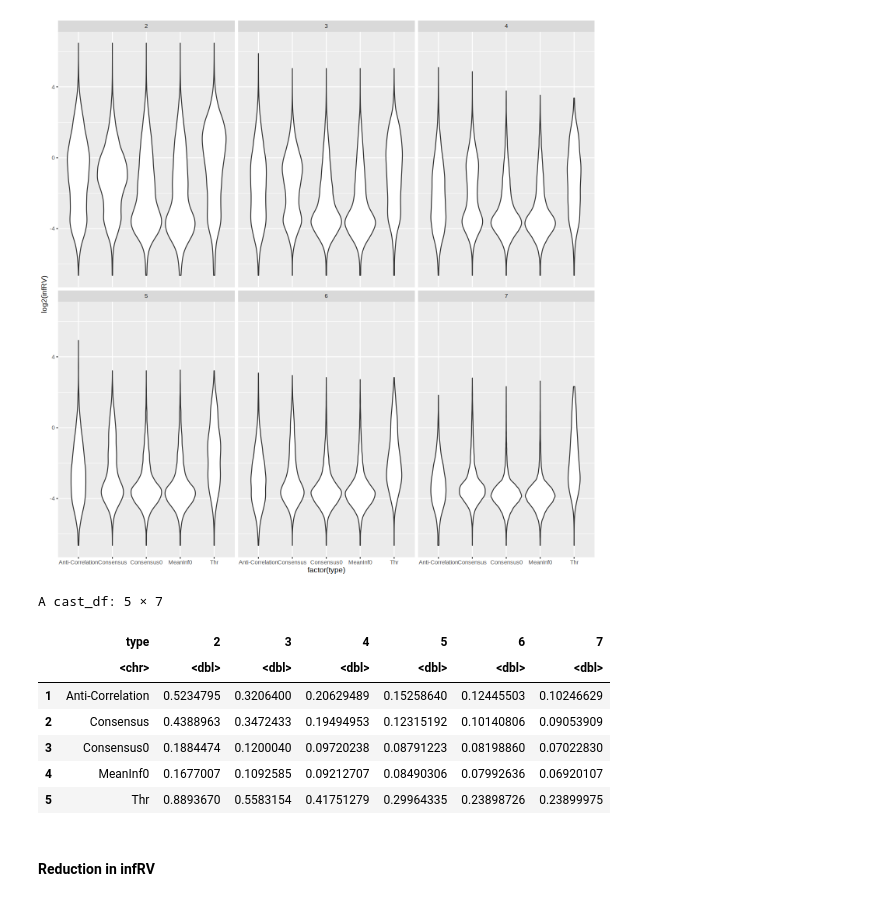
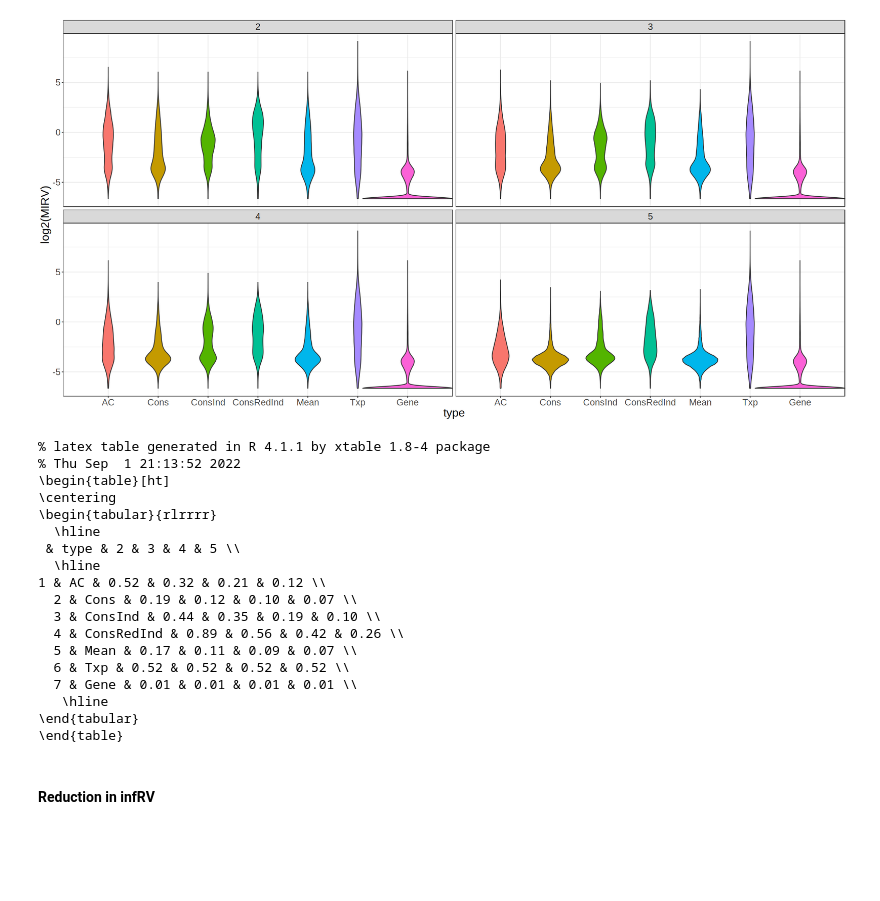
Before and after one commit to NPSDC/treeTerminusScripts, a Jupyter notebook: brain_simulation_nodtu/mode=gc_bias/post_type=gibbs_nrep=100_tf=100/tree_analysis/Cons_Thr_Mean_Cor.ipynb, the cells around one changed output. Drawn from its saved outputs; the diff is of its cells as text; code cells hidden in the pictures; blank space fills up the shorter version.

```diff
--- a/brain_simulation_nodtu/mode=gc_bias/post_type=gibbs_nrep=100_tf=100/tree_analysis/Cons_Thr_Mean_Cor.ipynb
+++ b/brain_simulation_nodtu/mode=gc_bias/post_type=gibbs_nrep=100_tf=100/tree_analysis/Cons_Thr_Mean_Cor.ipynb
@@ -23,6 +38,38 @@ dir
+# %%
+### Anti-Correlation
+depth <- node.depth(treeCor,2)
+modDep <- depth
+modDep[modDep > 5] = 5
+dfInfRV <- rbind(dfInfRV,data.frame(MIRV = mcols(yAggCorNS)[["meanInfRV"]], depth = depth, modDep = modDep, type="AC"))
 # %%
 ### Threshold
 depth <- node.depth(treeThr,2)
 modDep <- depth
-modDep[modDep > 6] = 7
-dfInfRV <- rbind(dfInfRV, data.frame(infRV = mcols(yAggThrNS)[["meanInfRV"]], depth = depth, modDep = modDep, type="Thr"))
+modDep[modDep > 5] = 5
+dfInfRV <- rbind(dfInfRV, data.frame(MIRV = mcols(yAggThrNS)[["meanInfRV"]], depth = depth, modDep = modDep, type="ConsRedInd"))
+# %%
+n <- 4
+ntxps <- length(treeThr$tip)
+ngenes <- nrow(gse)
+dfIT <- dfInfRV
+dfIT$type <- factor(dfIT$type)
+dfIT <- rbind(dfIT, data.frame(MIRV = rep(mcols(yAggThrNS)[["meanInfRV"]][1:ntxps], n), depth = rep(0, ntxps*n),
+                               modDep = rep(1+1:n, each=ntxps), type="Txp"))
+dfIT <- rbind(dfIT, data.frame(MIRV = rep(mcols(gse)[["meanInfRV"]][1:ngenes],n), depth = rep(0, ngenes*n),
+                               modDep = rep(1+1:n, each=ngenes), type="Gene"))
+# %%
+colnames(dfIT)[4] <- c("Type")
+dfIT$modDep[dfIT$modDep >= 5]=5
+dfIT$Type <- as.factor(dfIT$Type)
+levels(dfIT$Type)
+nn <- c("2"="Depth=2",
+       "3"="Depth=3",
+       "4"="Depth=4",
+       "5"="Depth>=5")
+nn
+levels(dfIT$Type) <- c("AC", "ConsFilt", "Cons", "Mean", "ConsFiltES", "Txp", "Gene")
+dfIT$Type <- factor(dfIT$Type, levels = c("AC", "Cons", "ConsFilt", "ConsFiltES", "Mean", "Txp", "Gene"))
+dfSumm <- dfIT %>%  filter(depth!=1) %>%
+        group_by(Type, modDep) %>%
+        summarise(n=n(), med = median(MIRV), max = max(log2(MIRV))+1)
+save(dfIT, file=file.path(dir,"dfIT.RData"))
@@ -29,4 +104,8 @@ dfInfRV <- rbind(dfInfRV, data.frame(infRV = mcols(yAggThrNS)[["meanInfRV"]], de
 # %%
-options(repr.plot.width=12, repr.plot.height=12)
-dfInfRV %>% filter(depth!=1) %>% ggplot(aes(x=factor(type), y=log2(infRV))) + geom_violin() + facet_wrap(vars(modDep))
+options(repr.plot.width=20, repr.plot.height=10)
+dfIT %>% filter(depth!=1) %>% ggplot(aes(x=type, y=log2(MIRV), fill=type)) +
+    geom_violin(width=1.8) +
+    facet_wrap(vars(modDep)) +
+    theme_bw() +
+    theme(text = element_text(size = 20), legend.position = "none")
 # %% [output]
@@ -33,16 +120,28 @@ dfInfRV %>% filter(depth!=1) %>% ggplot(aes(x=factor(type), y=log2(infRV))) + ge
-[figure, old version]
+[figure, new version]
 # %%
-reshape::cast(dfInfRV %>% filter(depth!=1) %>% group_by(type,modDep), type~modDep,
-              value="infRV", fun.aggregate = median)
+library(xtable)
+dfMed <- reshape::cast(dfIT %>% filter(depth!=1) %>% group_by(type,modDep), type~modDep,
+              value="MIRV", fun.aggregate = median)
+print(xtable(dfMed))
 # %% [output]
-A cast_df: 5 × 7
+% latex table generated in R 4.1.1 by xtable 1.8-4 package
+% Thu Sep  1 21:13:52 2022
+\begin{table}[ht]
+\centering
+\begin{tabular}{rlrrrr}
+  \hline
+ & type & 2 & 3 & 4 & 5 \\
+  \hline
+1 & AC & 0.52 & 0.32 & 0.21 & 0.12 \\
+  2 & Cons & 0.19 & 0.12 & 0.10 & 0.07 \\
+  3 & ConsInd & 0.44 & 0.35 & 0.19 & 0.10 \\
+  4 & ConsRedInd & 0.89 & 0.56 & 0.42 & 0.26 \\
+  5 & Mean & 0.17 & 0.11 & 0.09 & 0.07 \\
+  6 & Txp & 0.52 & 0.52 & 0.52 & 0.52 \\
+  7 & Gene & 0.01 & 0.01 & 0.01 & 0.01 \\
+   \hline
+\end{tabular}
+\end{table}
-|  | type | 2 | 3 | 4 | 5 | 6 | 7 |
-|  | <chr> | <dbl> | <dbl> | <dbl> | <dbl> | <dbl> | <dbl> |
-| 1 | Anti-Correlation | 0.5234795 | 0.3206400 | 0.20629489 | 0.15258640 | 0.12445503 | 0.10246629 |
-| 2 | Consensus | 0.4388963 | 0.3472433 | 0.19494953 | 0.12315192 | 0.10140806 | 0.09053909 |
-| 3 | Consensus0 | 0.1884474 | 0.1200040 | 0.09720238 | 0.08791223 | 0.08198860 | 0.07022830 |
-| 4 | MeanInf0 | 0.1677007 | 0.1092585 | 0.09212707 | 0.08490306 | 0.07992636 | 0.06920107 |
-| 5 | Thr | 0.8893670 | 0.5583154 | 0.41751279 | 0.29964335 | 0.23898726 | 0.23899975 |
 # %% [markdown]
 #### Reduction in infRV
 # %%
```
Also changed, not shown: parts of 18 cells of this notebook, 4 other files.
